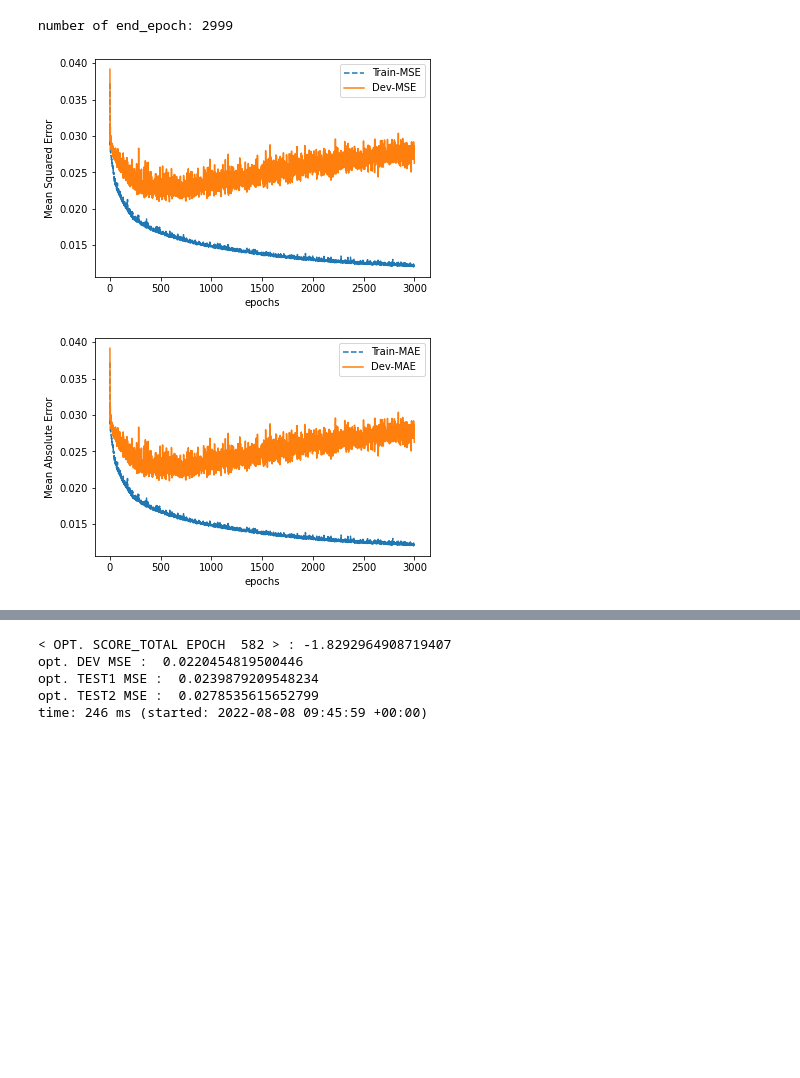
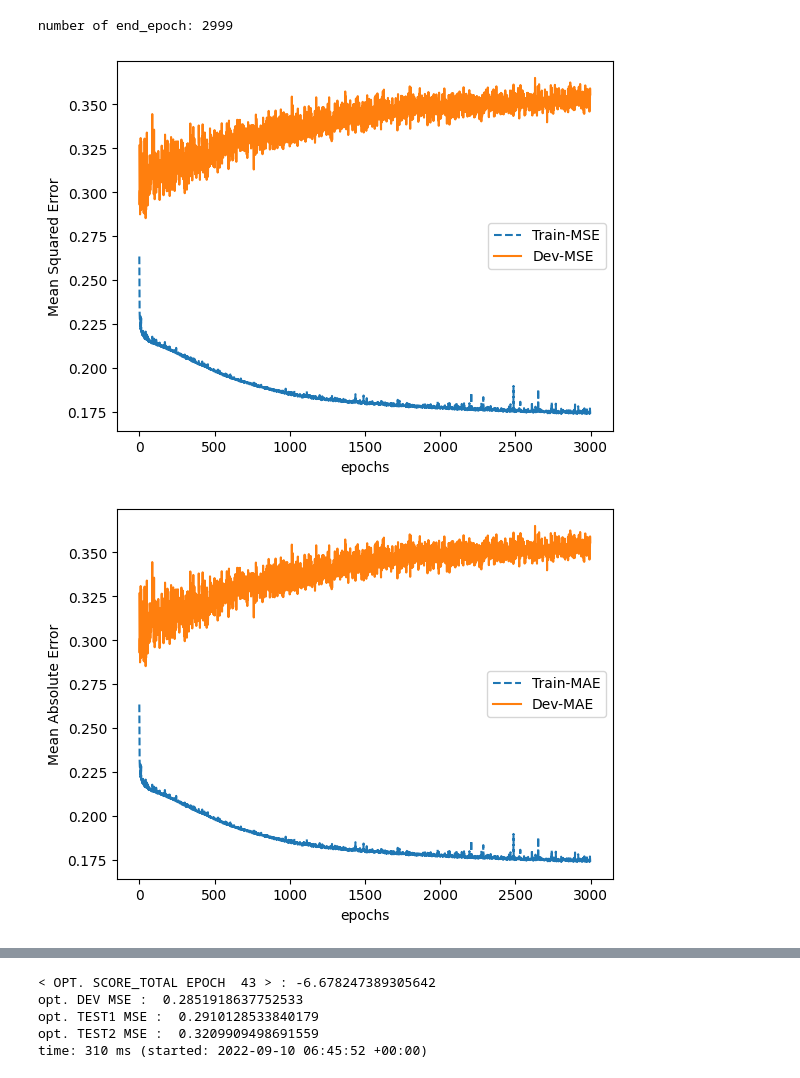
Before and after one commit to theabc50111/ARIMA-LSTM-hybrid-corrcoef-predict, a Jupyter notebook: extended_reasearch_YWT/rebuild_hybrid_model/lstm_weight_evaluation.ipynb, the cells around one changed output, grey strips where cells are left out. Cells and saved outputs as stored; diff of their text form; code cells hidden in the pictures; blank space fills up the shorter version.

```diff
--- a/extended_reasearch_YWT/rebuild_hybrid_model/lstm_weight_evaluation.ipynb
+++ b/extended_reasearch_YWT/rebuild_hybrid_model/lstm_weight_evaluation.ipynb
@@ -7,7 +7,7 @@ time: 569 ms (started: 2022-08-08 09:45:59 +00:00)
 # %%
 ELBOW = 5
 
-scores = pd.read_csv("./results/20220807/LSTM_evaluation.csv")
+scores = pd.read_csv("./results/20220909/LSTM_evaluation.csv")
 mse_columns = ['TRAIN_MSE','DEV_MSE']
 mae_columns = ['TRAIN_MAE','DEV_MAE']
 test_columns = ['TEST1_MSE', 'TEST2_MSE']
@@ -29,32 +29,32 @@ plt.legend()
 plt.xlabel('epochs')
 plt.ylabel('Mean Absolute Error')
 plt.show()
 plt.close()
 plt.plot(scores[test_columns[0]][:end_epoch],'--', label="Test1-MSE")
 plt.plot(scores[test_columns[1]][:end_epoch], label="Test2-MSE")
 plt.legend()
 plt.xlabel('epochs')
 plt.ylabel('Mean Squared Error')
 plt.show()
 plt.close()
 
 
 
 mse_columns = ['TRAIN_MSE','DEV_MSE']
 score_diff = (scores[mse_columns[1]]-scores[mse_columns[0]])[ELBOW:]
 score_sum = (scores[mse_columns[1]]+scores[mse_columns[0]])[ELBOW:]
 score_diff = (scores['DEV_MSE'] - scores['TRAIN_MSE'])
 score_sum = (scores['DEV_MSE'] + scores['TRAIN_MSE'])
 
 score_diff_norm = (score_diff - np.mean(score_diff))/np.std(score_diff)
 score_sum_norm = (score_sum - np.mean(score_sum))/np.std(score_sum)
 score_total = score_diff_norm + score_sum_norm
 idx = np.argmin(score_total)
 print('< OPT. SCORE_TOTAL EPOCH ',str(idx+1),'> : '+str(score_total[idx]))
 print('opt. DEV MSE : ',str(scores[mse_columns[1]][idx]))
 print('opt. TEST1 MSE : ',str(scores[test_columns[0]][idx]))
 print('opt. TEST2 MSE : ',str(scores[test_columns[1]][idx]))
 # %% [output]
 number of end_epoch: 2999
-[figure, old version]
+[figure, new version]
-[figure, old version]
+[figure, new version]
@@ -62,5 +62,5 @@ number of end_epoch: 2999
-< OPT. SCORE_TOTAL EPOCH  582 > : -1.8292964908719407
-opt. DEV MSE :  0.0220454819500446
-opt. TEST1 MSE :  0.0239879209548234
-opt. TEST2 MSE :  0.0278535615652799
-time: 246 ms (started: 2022-08-08 09:45:59 +00:00)
+< OPT. SCORE_TOTAL EPOCH  43 > : -6.678247389305642
+opt. DEV MSE :  0.2851918637752533
+opt. TEST1 MSE :  0.2910128533840179
+opt. TEST2 MSE :  0.3209909498691559
+time: 310 ms (started: 2022-09-10 06:45:52 +00:00)
```
Also changed, not shown: parts of 2 cells of this notebook, 5 other files.
